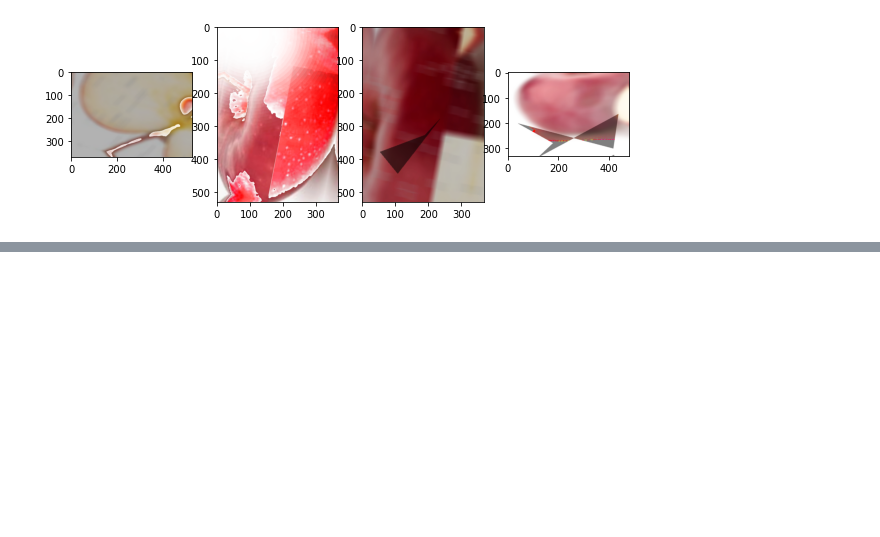
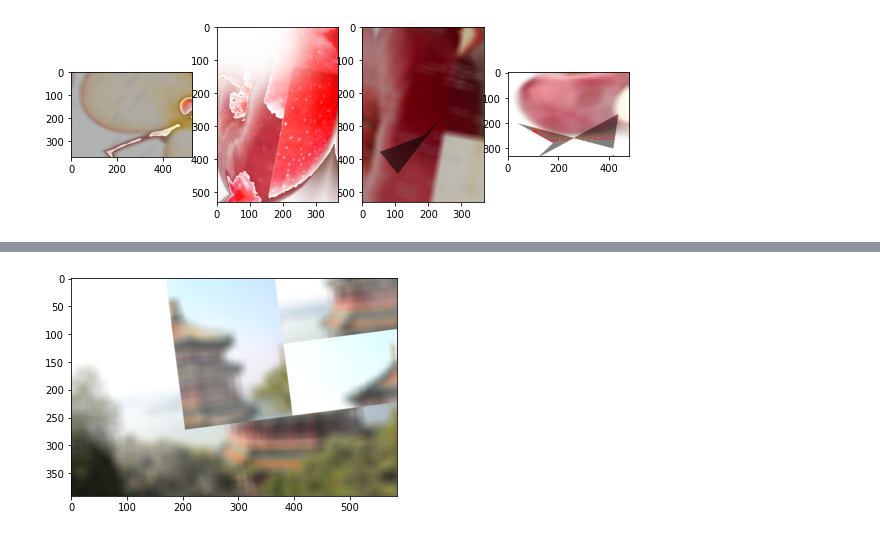
Before and after one commit to chi-hun/chi-hun, a Jupyter notebook: albumentations.ipynb, the cells around one changed output, grey strips where cells are left out. Drawn from its saved outputs; the diff is of its cells as text; code cells hidden in the pictures; blank space fills up the shorter version.

```diff
--- a/albumentations.ipynb
+++ b/albumentations.ipynb
@@ -60,0 +107,17 @@ plt.show()
+# %%
+def aug_image(image): #이미지 변환
+    image_dic = {'image':image}
+    aug_img = transformer(**image_dic)
+    aug_img = tf.cast(aug_img['image']/255, tf.float32)
+    return aug_img
+
+def process_data(image, label): #텐서플로우 계산으로 aug_image
+    aug_img = tf.numpy_function(func=aug_image, inp=[image], Tout=tf.float32)
+    return aug_img, label
+# %%
+dataset = data.map(process_data)
+# %%
+plt.imshow(next(iter(dataset))[0])
+plt.show()
+# %% [output]
+[figure, added]
```
Also changed, not shown: parts of 8 cells of this notebook.
